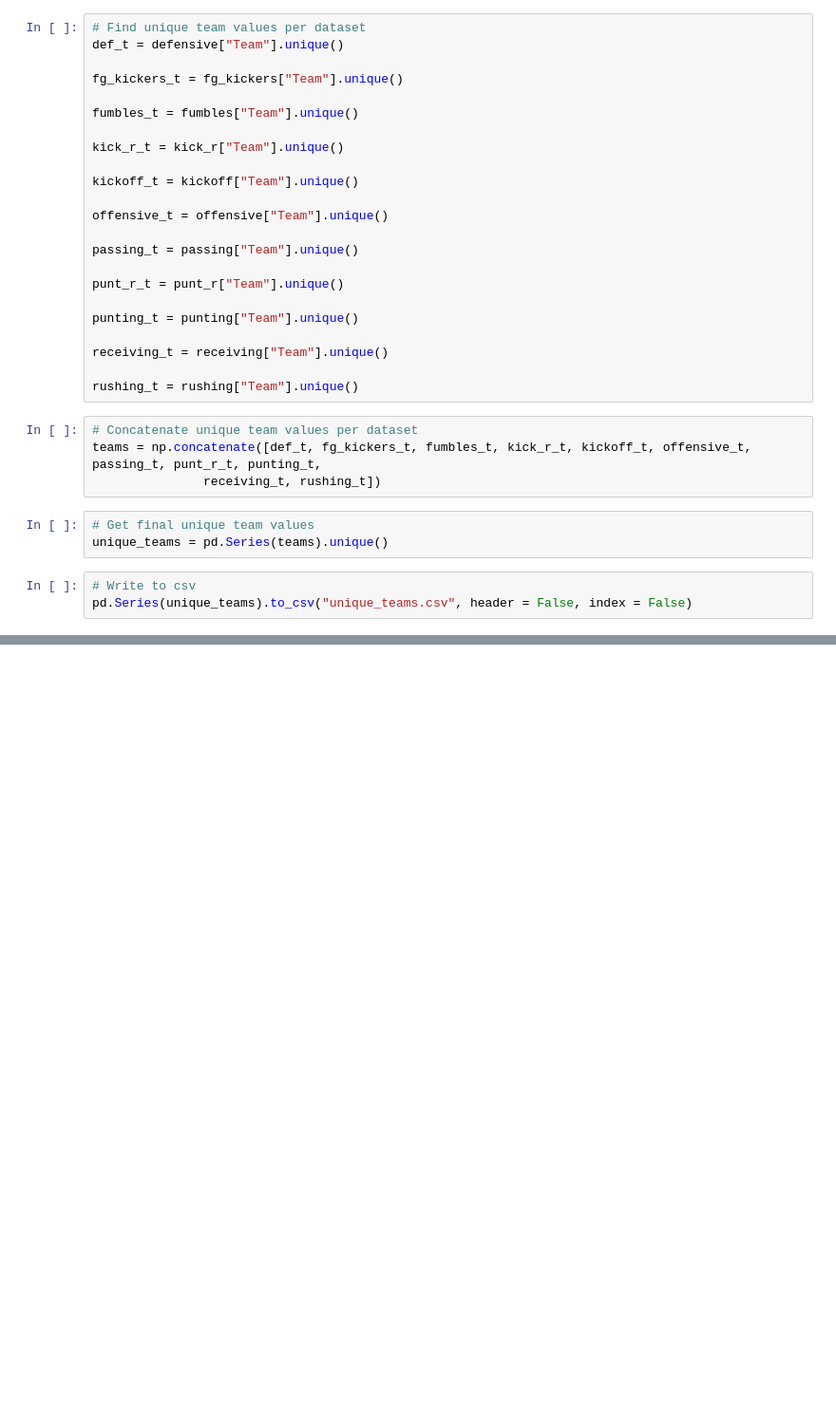
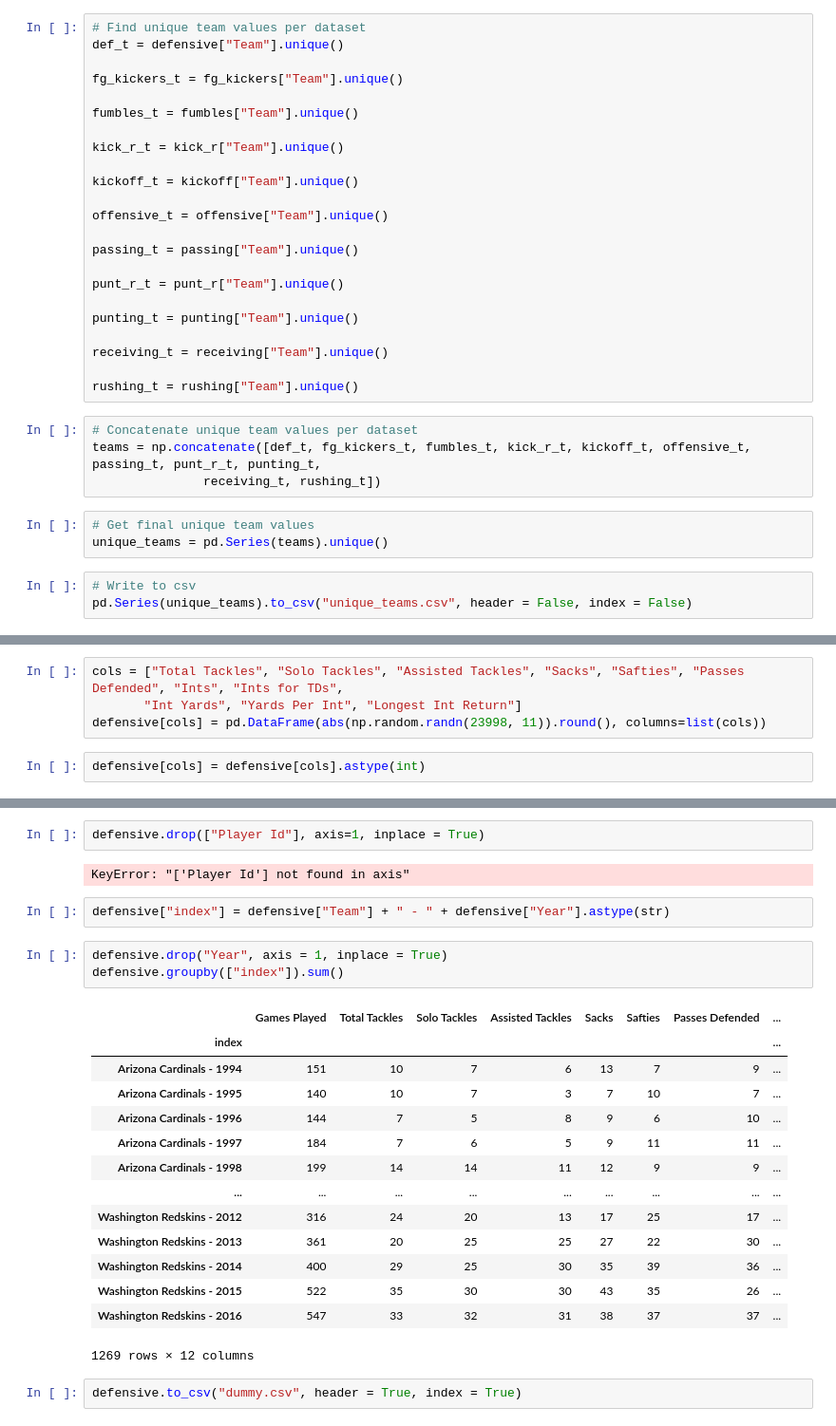
Before and after one commit to JulioAQuintana/FinalProject, a Jupyter notebook: Data_Preparation/unique_teams.ipynb, the cells around one changed output, grey strips where cells are left out. Shown at 95% size. Cells and saved outputs as stored; diff of their text form; blank space fills up the shorter version.

Commit message:
Adding dummy data

```diff
--- a/Data_Preparation/unique_teams.ipynb
+++ b/Data_Preparation/unique_teams.ipynb
@@ -60,0 +137,6 @@ pd.Series(unique_teams).to_csv("unique_teams.csv", header = False, index = False
+# %%
+cols = ["Total Tackles", "Solo Tackles", "Assisted Tackles", "Sacks", "Safties", "Passes Defended", "Ints", "Ints for TDs",
+       "Int Yards", "Yards Per Int", "Longest Int Return"]
+defensive[cols] = pd.DataFrame(abs(np.random.randn(23998, 11)).round(), columns=list(cols))
+# %%
+defensive[cols] = defensive[cols].astype(int)
@@ -60,0 +162,26 @@ pd.Series(unique_teams).to_csv("unique_teams.csv", header = False, index = False
+# %%
+defensive.drop(["Player Id"], axis=1, inplace = True)
+# %% [output]
+KeyError: "['Player Id'] not found in axis"
+# %%
+defensive["index"] = defensive["Team"] + " - " + defensive["Year"].astype(str)
+# %%
+defensive.drop("Year", axis = 1, inplace = True)
+defensive.groupby(["index"]).sum()
+# %% [output]
+|  | Games Played | Total Tackles | Solo Tackles | Assisted Tackles | Sacks | Safties | Passes Defended | ... |
+| index |  |  |  |  |  |  |  | ... |
+| Arizona Cardinals - 1994 | 151 | 10 | 7 | 6 | 13 | 7 | 9 | ... |
+| Arizona Cardinals - 1995 | 140 | 10 | 7 | 3 | 7 | 10 | 7 | ... |
+| Arizona Cardinals - 1996 | 144 | 7 | 5 | 8 | 9 | 6 | 10 | ... |
+| Arizona Cardinals - 1997 | 184 | 7 | 6 | 5 | 9 | 11 | 11 | ... |
+| Arizona Cardinals - 1998 | 199 | 14 | 14 | 11 | 12 | 9 | 9 | ... |
+| ... | ... | ... | ... | ... | ... | ... | ... | ... |
+| Washington Redskins - 2012 | 316 | 24 | 20 | 13 | 17 | 25 | 17 | ... |
+| Washington Redskins - 2013 | 361 | 20 | 25 | 25 | 27 | 22 | 30 | ... |
+| Washington Redskins - 2014 | 400 | 29 | 25 | 30 | 35 | 39 | 36 | ... |
+| Washington Redskins - 2015 | 522 | 35 | 30 | 30 | 43 | 35 | 26 | ... |
+| Washington Redskins - 2016 | 547 | 33 | 32 | 31 | 38 | 37 | 37 | ... |
+1269 rows × 12 columns
+# %%
+defensive.to_csv("dummy.csv", header = True, index = True)
```
Also changed, not shown: parts of 9 cells of this notebook, 1 other file.
